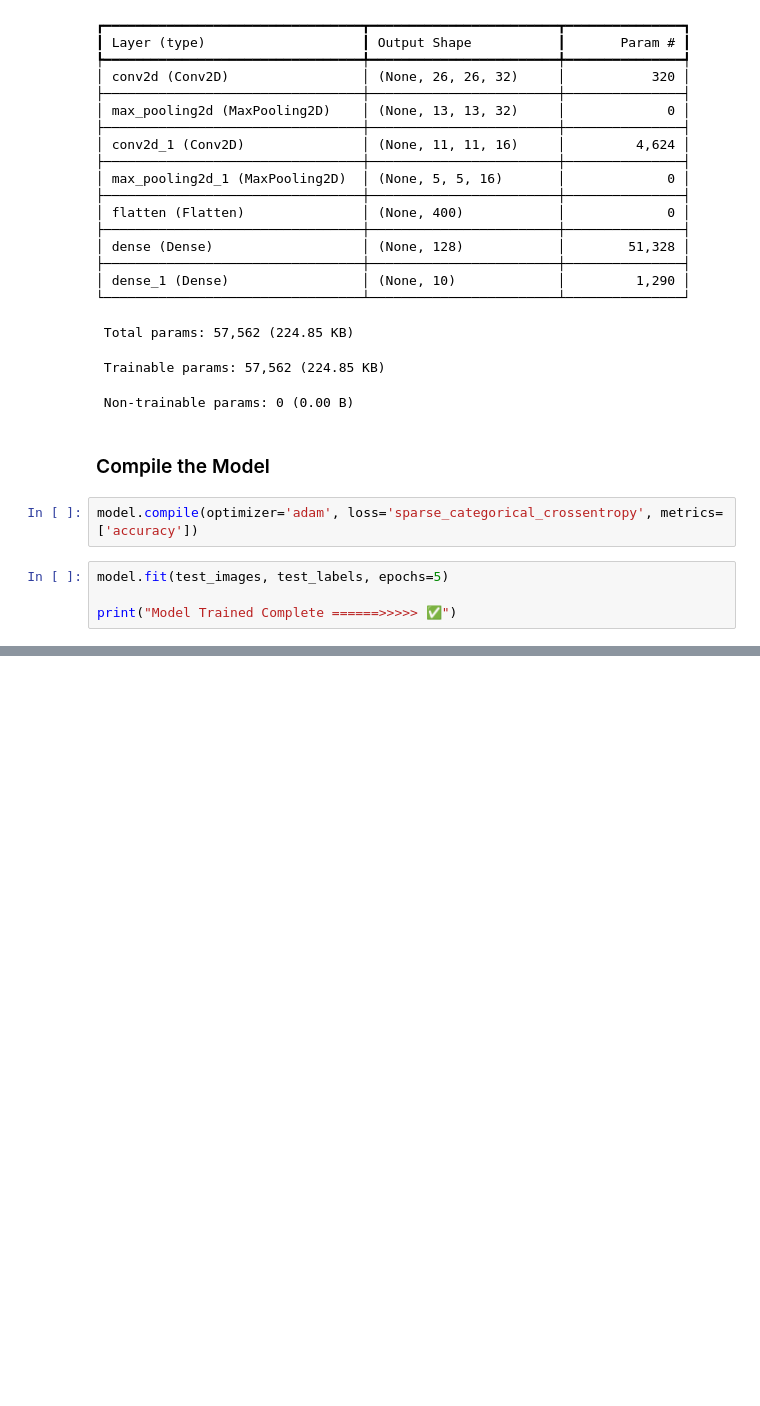
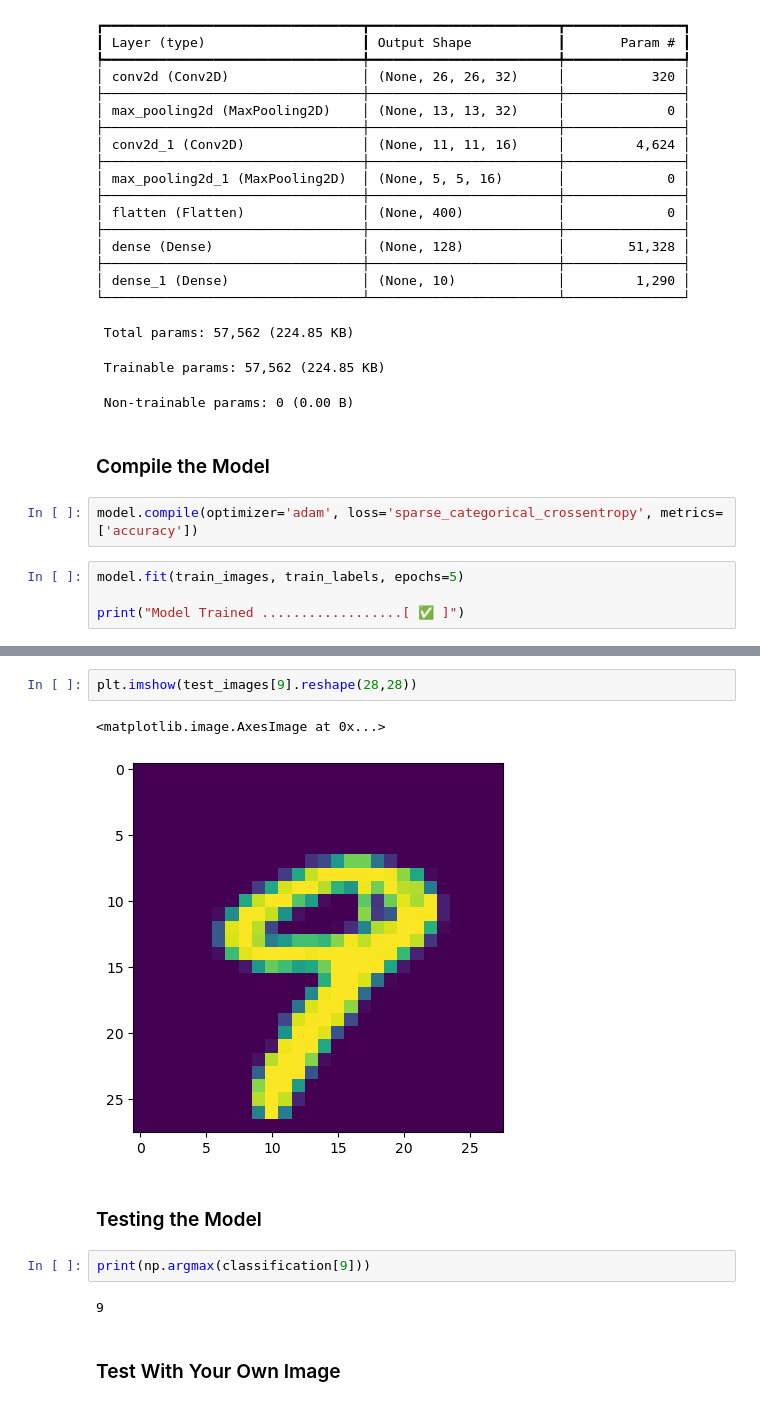
Before and after one commit to marlonmunoz/DeepLearning-Handwritten_Digits_Recognition, a Jupyter notebook: DigitalRecognitionWithCNN.ipynb, the cells around one changed output, grey strips where cells are left out. Drawn from its saved outputs; the diff is of its cells as text; blank space fills up the shorter version.

Commit message:
CNN Model Predcition

```diff
--- a/DigitalRecognitionWithCNN.ipynb
+++ b/DigitalRecognitionWithCNN.ipynb
@@ -58,8 +59,8 @@ Model: "sequential"
 # %%
 model.compile(optimizer='adam', loss='sparse_categorical_crossentropy', metrics=['accuracy'])
 # %%
-model.fit(test_images, test_labels, epochs=5)
+model.fit(train_images, train_labels, epochs=5)
 
-print("Model Trained Complete ======>>>>> ✅")
+print("Model Trained ..................[ ✅ ]")
 # %% [output]
 Epoch 1/5
@@ -75,0 +88,13 @@ Model Trained Complete ======>>>>> ✅
+# %%
+plt.imshow(test_images[9].reshape(28,28))
+# %% [output]
+<matplotlib.image.AxesImage at 0x...>
+[figure, added]
+# %% [markdown]
+### Testing the Model
+# %%
+print(np.argmax(classification[9]))
+# %% [output]
+9
+# %% [markdown]
+### Test With Your Own Image
```
Also changed, not shown: parts of 12 cells of this notebook, 6 other files.
